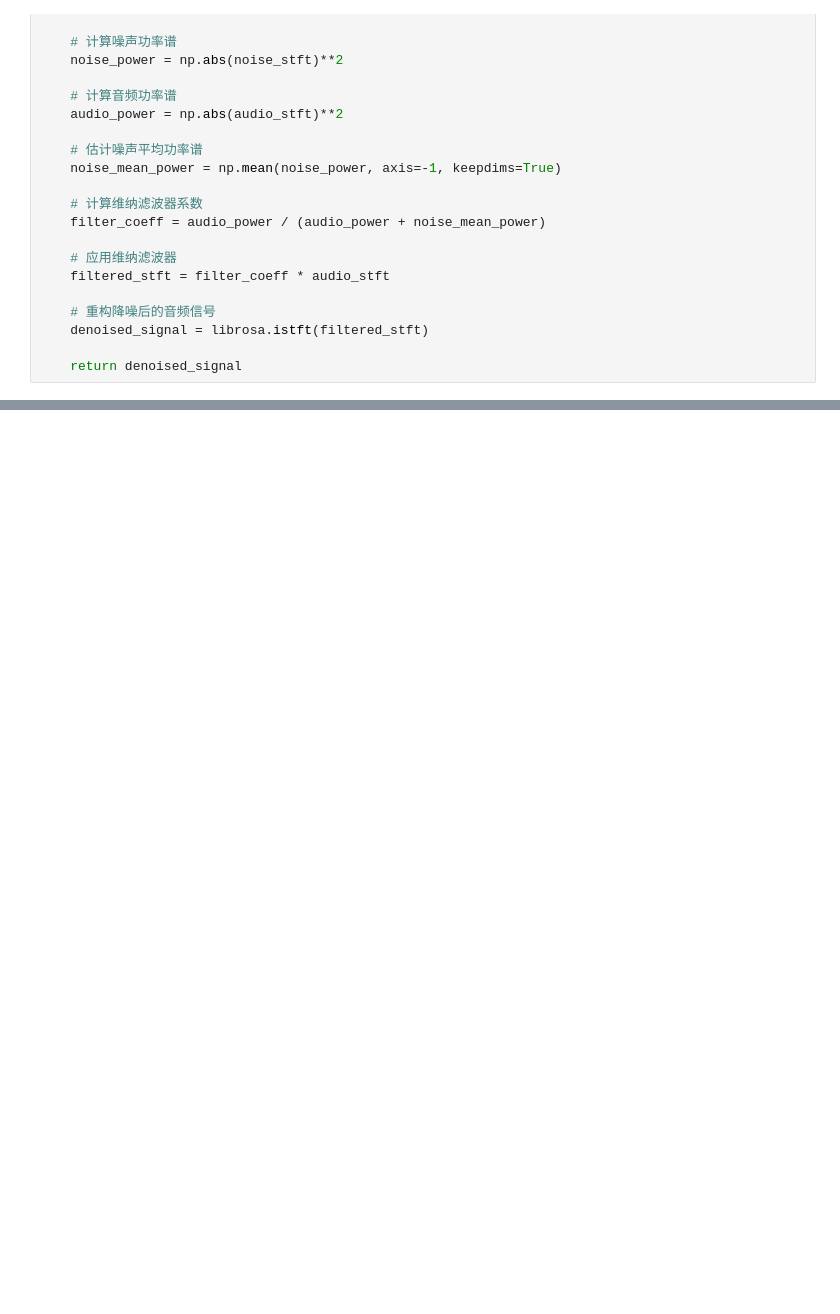
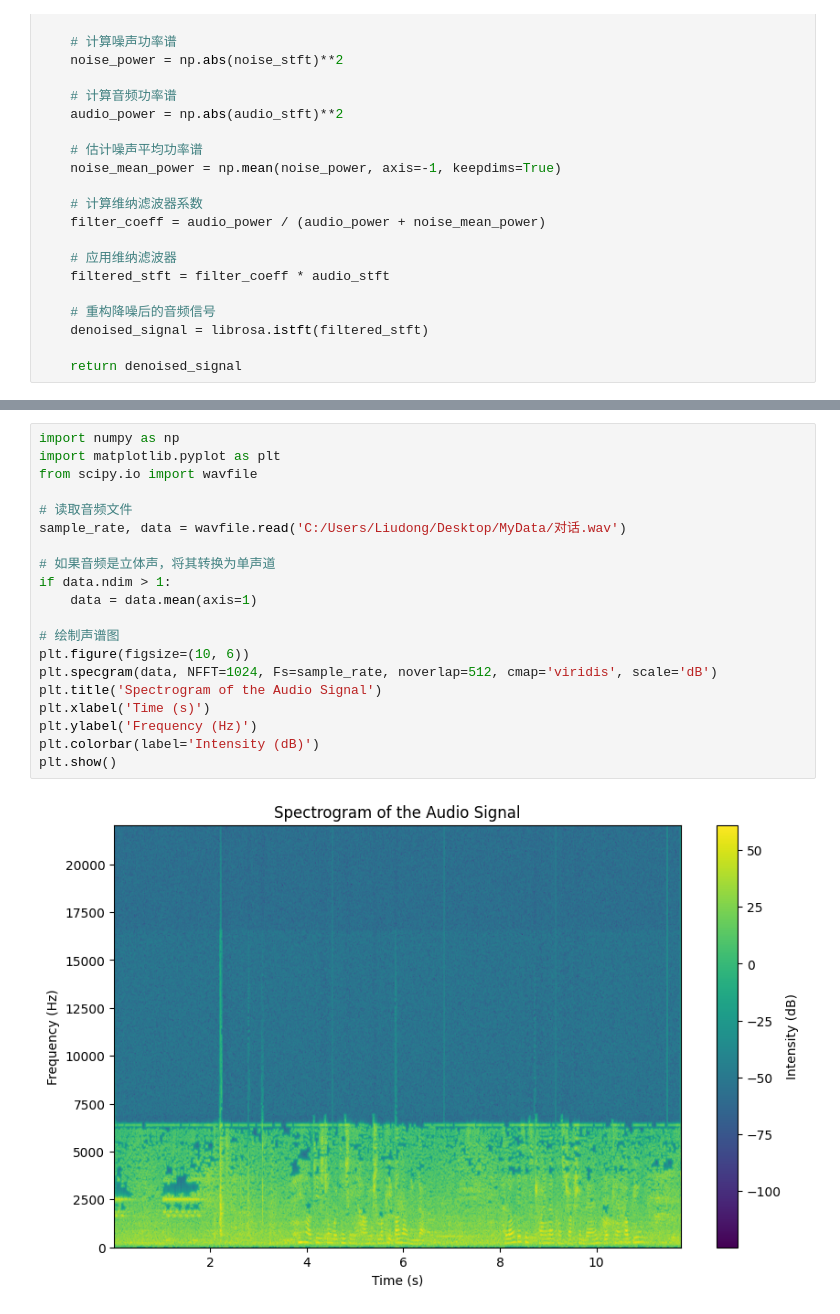
Before and after one commit to Liudong-FITC/audio-processing, a Jupyter notebook: test.ipynb, the cells around one changed output, grey strips where cells are left out. Drawn from its saved outputs; the diff is of its cells as text; blank space fills up the shorter version.

```diff
--- a/test.ipynb
+++ b/test.ipynb
@@ -165,0 +346,22 @@ sf.write(output_path, denoised_audio, samplerate=sample_rate)
+# %%
+import numpy as np
+import matplotlib.pyplot as plt
+from scipy.io import wavfile
+
+# 读取音频文件
+sample_rate, data = wavfile.read('C:/Users/Liudong/Desktop/MyData/对话.wav')
+
+# 如果音频是立体声，将其转换为单声道
+if data.ndim > 1:
+    data = data.mean(axis=1)
+
+# 绘制声谱图
+plt.figure(figsize=(10, 6))
+plt.specgram(data, NFFT=1024, Fs=sample_rate, noverlap=512, cmap='viridis', scale='dB')
+plt.title('Spectrogram of the Audio Signal')
+plt.xlabel('Time (s)')
+plt.ylabel('Frequency (Hz)')
+plt.colorbar(label='Intensity (dB)')
+plt.show()
+# %% [output]
+[figure, added]
```
Also changed, not shown: parts of 17 cells of this notebook, 9 other files.
